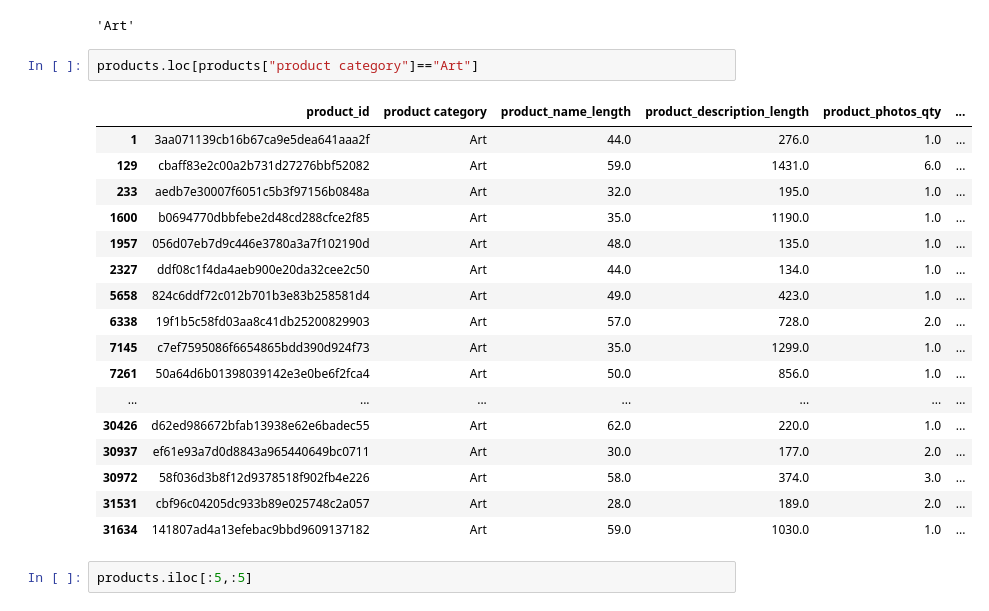
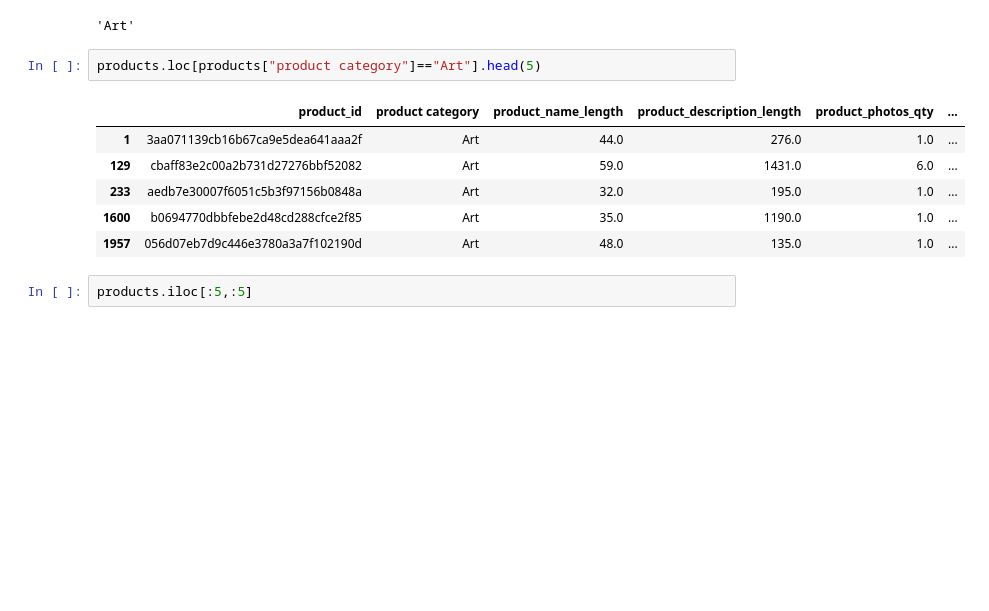
Before and after one commit to dunaoki/Treinando-Analise-python, a Jupyter notebook: 04 Seleção e Filtragem de Dados/04 selecao e filtragem de dados.ipynb, the cells around one changed output. Drawn from its saved outputs; the diff is of its cells as text; blank space fills up the shorter version.

```diff
--- a/04 Seleção e Filtragem de Dados/04 selecao e filtragem de dados.ipynb
+++ b/04 Seleção e Filtragem de Dados/04 selecao e filtragem de dados.ipynb
@@ -95,25 +95,14 @@ products.iat[1,1]
 # %% [output]
 'Art'
 # %%
-products.loc[products["product category"]=="Art"]
+products.loc[products["product category"]=="Art"].head(5)
 # %% [output]
 |  | product_id | product category | product_name_length | product_description_length | product_photos_qty | ... |
 | 1 | 3aa071139cb16b67ca9e5dea641aaa2f | Art | 44.0 | 276.0 | 1.0 | ... |
 | 129 | cbaff83e2c00a2b731d27276bbf52082 | Art | 59.0 | 1431.0 | 6.0 | ... |
 | 233 | aedb7e30007f6051c5b3f97156b0848a | Art | 32.0 | 195.0 | 1.0 | ... |
 | 1600 | b0694770dbbfebe2d48cd288cfce2f85 | Art | 35.0 | 1190.0 | 1.0 | ... |
 | 1957 | 056d07eb7d9c446e3780a3a7f102190d | Art | 48.0 | 135.0 | 1.0 | ... |
-| 2327 | ddf08c1f4da4aeb900e20da32cee2c50 | Art | 44.0 | 134.0 | 1.0 | ... |
-| 5658 | 824c6ddf72c012b701b3e83b258581d4 | Art | 49.0 | 423.0 | 1.0 | ... |
-| 6338 | 19f1b5c58fd03aa8c41db25200829903 | Art | 57.0 | 728.0 | 2.0 | ... |
-| 7145 | c7ef7595086f6654865bdd390d924f73 | Art | 35.0 | 1299.0 | 1.0 | ... |
-| 7261 | 50a64d6b01398039142e3e0be6f2fca4 | Art | 50.0 | 856.0 | 1.0 | ... |
-| ... | ... | ... | ... | ... | ... | ... |
-| 30426 | d62ed986672bfab13938e62e6badec55 | Art | 62.0 | 220.0 | 1.0 | ... |
-| 30937 | ef61e93a7d0d8843a965440649bc0711 | Art | 30.0 | 177.0 | 2.0 | ... |
-| 30972 | 58f036d3b8f12d9378518f902fb4e226 | Art | 58.0 | 374.0 | 3.0 | ... |
-| 31531 | cbf96c04205dc933b89e025748c2a057 | Art | 28.0 | 189.0 | 2.0 | ... |
-| 31634 | 141807ad4a13efebac9bbd9609137182 | Art | 59.0 | 1030.0 | 1.0 | ... |
 # %%
 products.iloc[:5,:5]
 # %% [output]
```
Also changed, not shown: parts of 16 cells of this notebook.
